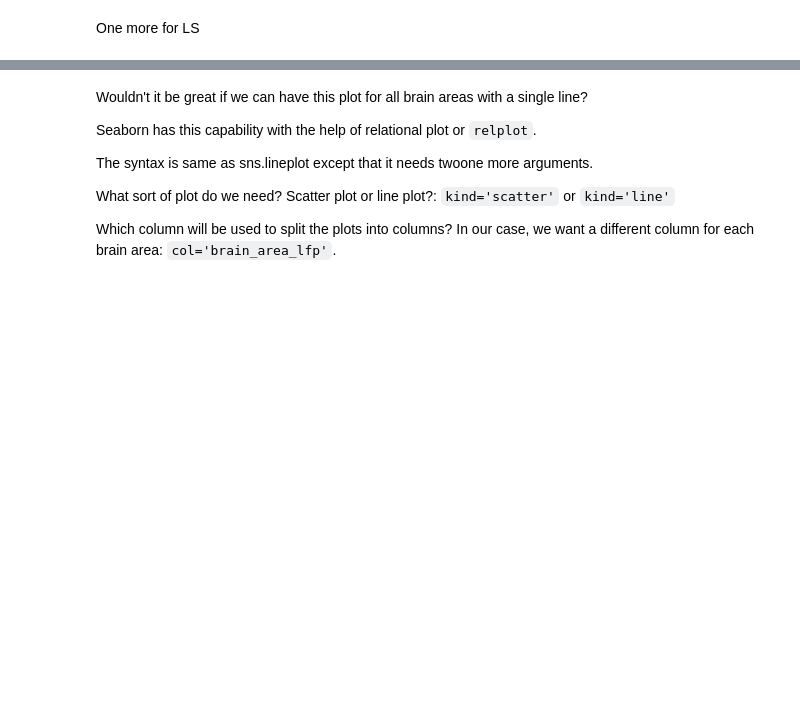
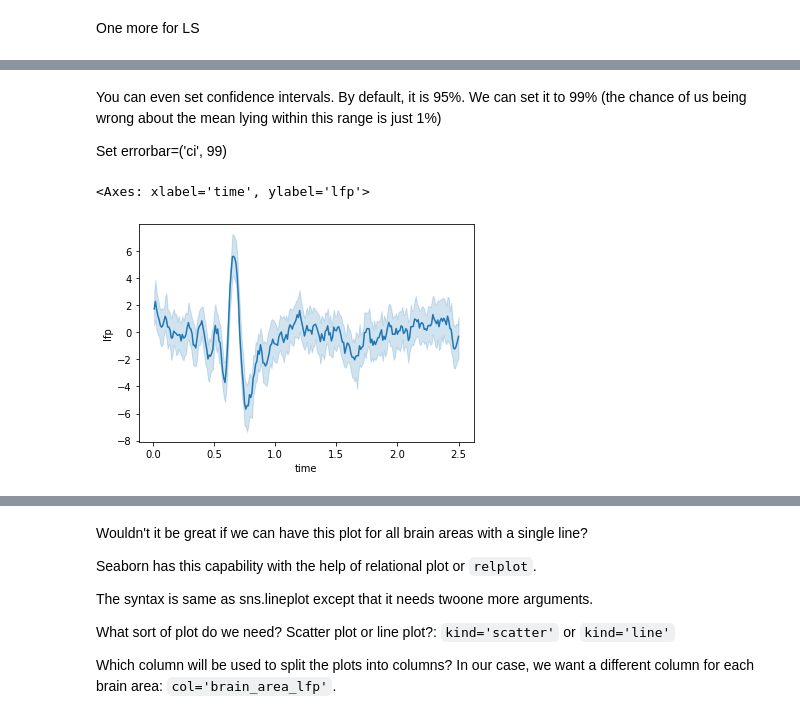
Before and after one commit to ibehave-ibots/iBOTS-Tools, a Jupyter notebook: workshops/python-workshop-1/exercises/sangee/solutions/ERP Analysis with Pandas and Seaborn.ipynb, the cells around one changed output, grey strips where cells are left out. Drawn from its saved outputs; the diff is of its cells as text; code cells hidden in the pictures; blank space fills up the shorter version.

```diff
--- a/workshops/python-workshop-1/exercises/sangee/solutions/ERP Analysis with Pandas and Seaborn.ipynb
+++ b/workshops/python-workshop-1/exercises/sangee/solutions/ERP Analysis with Pandas and Seaborn.ipynb
@@ -357,0 +366,10 @@ sns.lineplot(data=ls, x='time', y='lfp', errorbar='ci', n_boot=100)
+# %% [markdown]
+You can even set confidence intervals. By default, it is 95%. We can set it to 99% (the chance of us being wrong about the mean lying within this range is just 1%)
+
+Set errorbar=('ci', 99)
+# %%
+ls = lfp[lfp['brain_area_lfp'] == 'LS']
+sns.lineplot(data=ls, x='time', y='lfp', errorbar=('ci', 99), n_boot=100)
+# %% [output]
+<Axes: xlabel='time', ylabel='lfp'>
+[figure, added]
```
Also changed, not shown: parts of 32 cells of this notebook.
